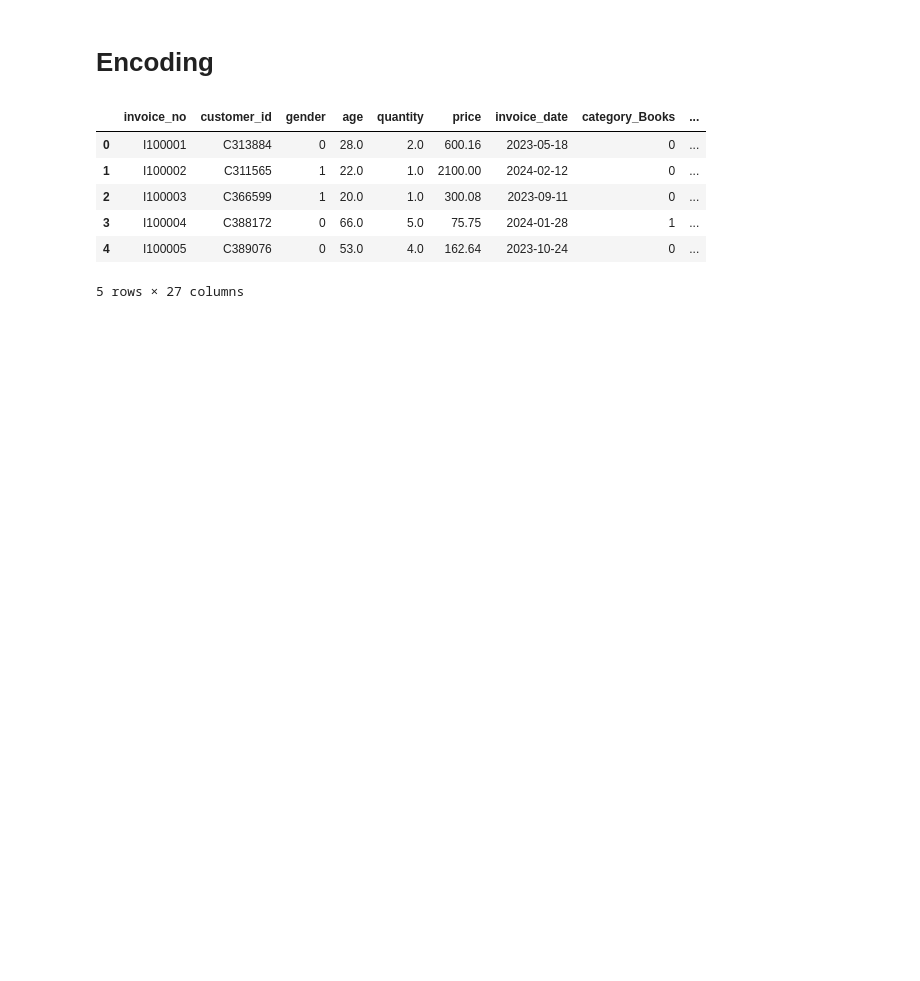
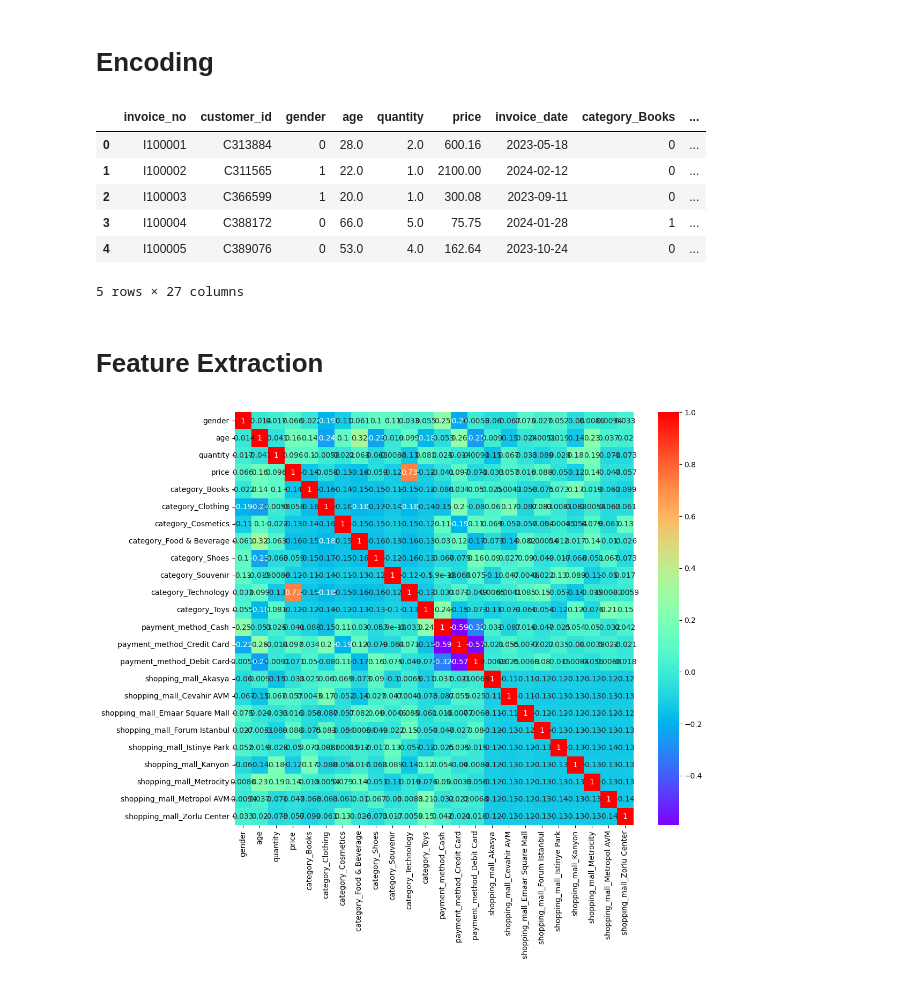
Before and after one commit to AlvinManoj05/Data-Preprocessing-Project, a Jupyter notebook: Data_Processing_Group_Assignment.ipynb, the cells around one changed output. Cells and saved outputs as stored; diff of their text form; code cells hidden in the pictures; blank space fills up the shorter version.

```diff
--- a/Data_Processing_Group_Assignment.ipynb
+++ b/Data_Processing_Group_Assignment.ipynb
@@ -167,3 +177,16 @@ df.head()
 | 3 | I100004 | C388172 | 0 | 66.0 | 5.0 | 75.75 | 2024-01-28 | 1 | ... |
 | 4 | I100005 | C389076 | 0 | 53.0 | 4.0 | 162.64 | 2023-10-24 | 0 | ... |
 5 rows × 27 columns
+# %% [markdown]
+# Feature Extraction
+# %%
+corr_result = df.corr(numeric_only=True)
+plt.figure(figsize=(12,10))
+sns.heatmap(
+    data=corr_result,
+    cmap="rainbow",
+    annot=True
+)
+plt.show()
+# %% [output]
+[figure, added]
```
Also changed, not shown: parts of 7 cells of this notebook.
